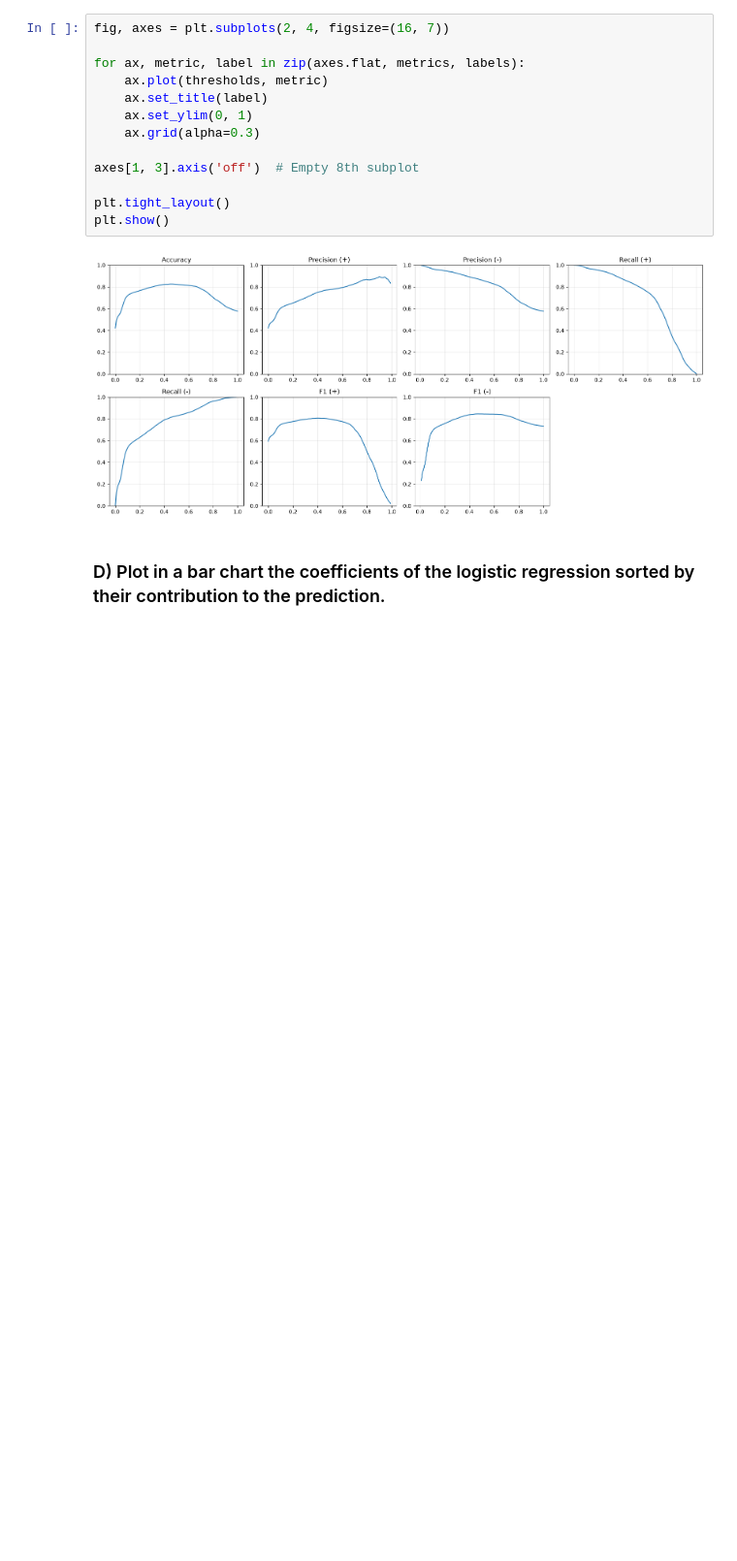
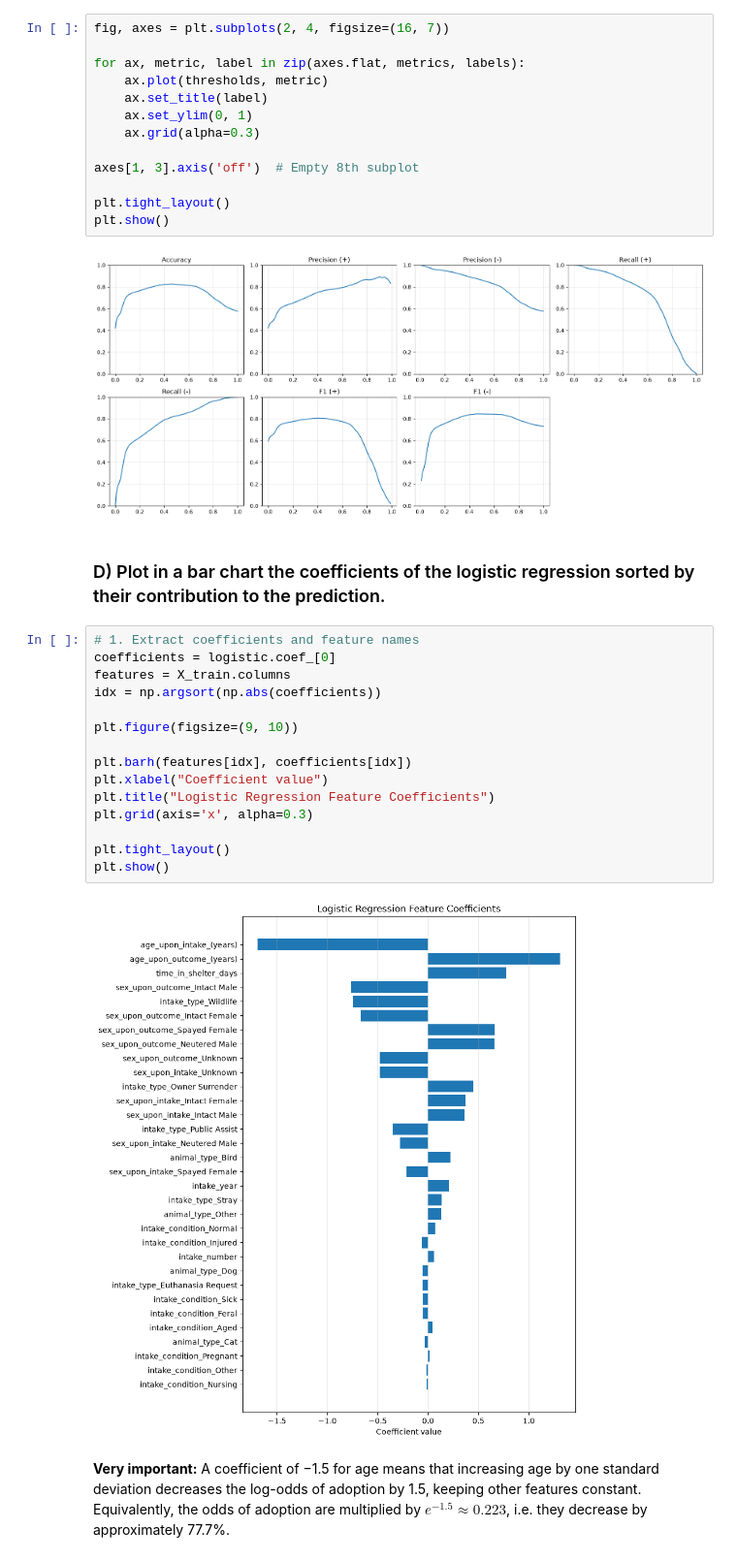
Before and after one commit to dimitripelgrin/ADA2026, a Jupyter notebook: Exercises/07 - Learning from data - Applied machine learning/AppliedML.ipynb, the cells around one changed output. Shown at 97% size. Drawn from its saved outputs; the diff is of its cells as text; blank space fills up the shorter version.

```diff
--- a/Exercises/07 - Learning from data - Applied machine learning/AppliedML.ipynb
+++ b/Exercises/07 - Learning from data - Applied machine learning/AppliedML.ipynb
@@ -231,6 +231,25 @@ plt.show()
 [figure]
 # %% [markdown]
 ### D) Plot in a bar chart the coefficients of the logistic regression sorted by their contribution to the prediction.
+# %%
+# 1. Extract coefficients and feature names
+coefficients = logistic.coef_[0]
+features = X_train.columns
+idx = np.argsort(np.abs(coefficients))
+
+plt.figure(figsize=(9, 10))
+
+plt.barh(features[idx], coefficients[idx])
+plt.xlabel("Coefficient value")
+plt.title("Logistic Regression Feature Coefficients")
+plt.grid(axis='x', alpha=0.3)
+
+plt.tight_layout()
+plt.show()
+# %% [output]
+[figure, added]
+# %% [markdown]
+**Very important:** A coefficient of −1.5 for age means that increasing age by one standard deviation decreases the log-odds of adoption by 1.5, keeping other features constant. Equivalently, the odds of adoption are multiplied by $e^{-1.5} \approx 0.223$, i.e. they decrease by approximately 77.7%.
 # %% [markdown]
 
 ## Question 1: Which of the following metrics is most suitable when you are dealing with unbalanced classes?
```
Also changed, not shown: parts of 4 cells of this notebook.
